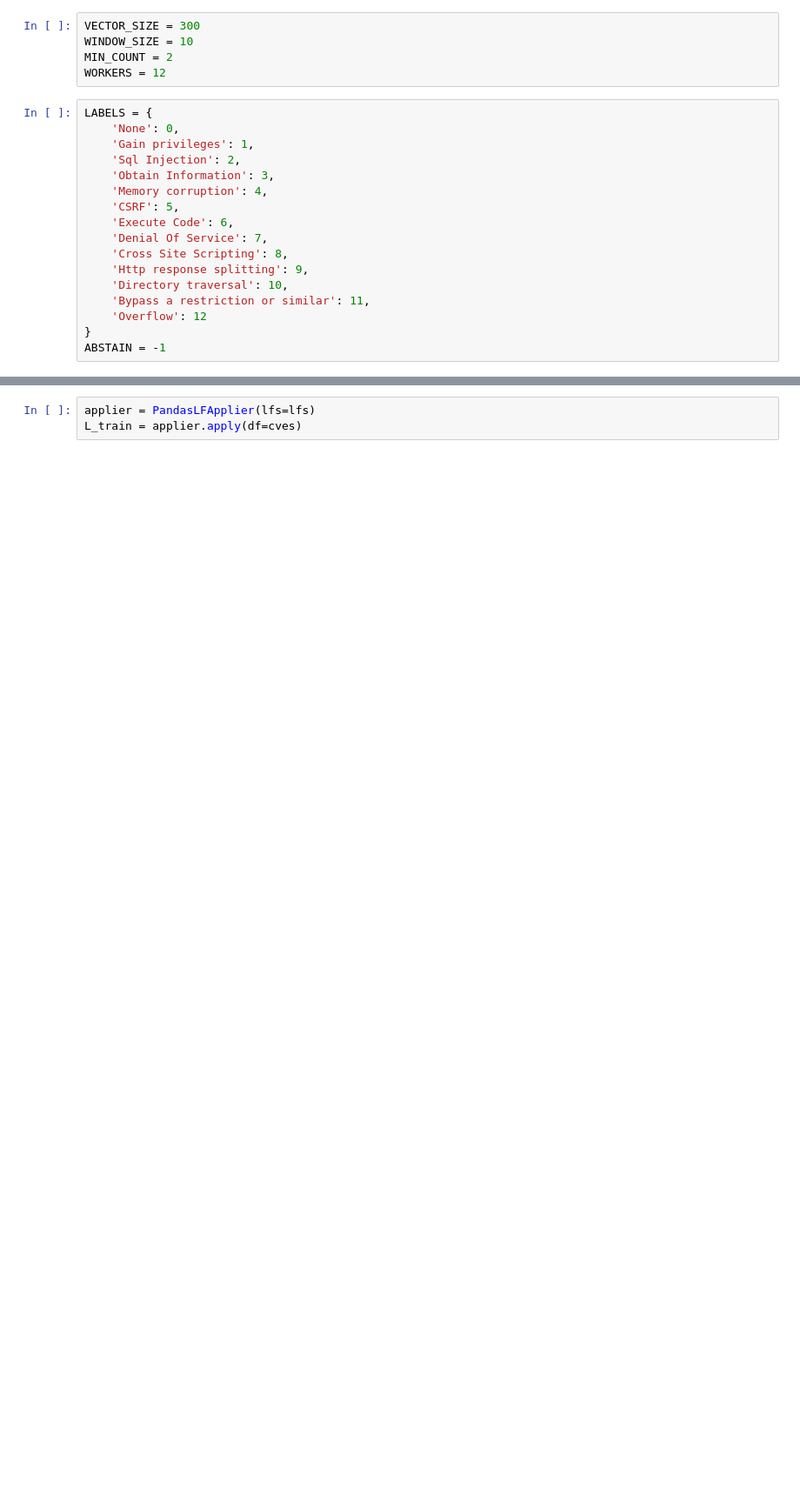
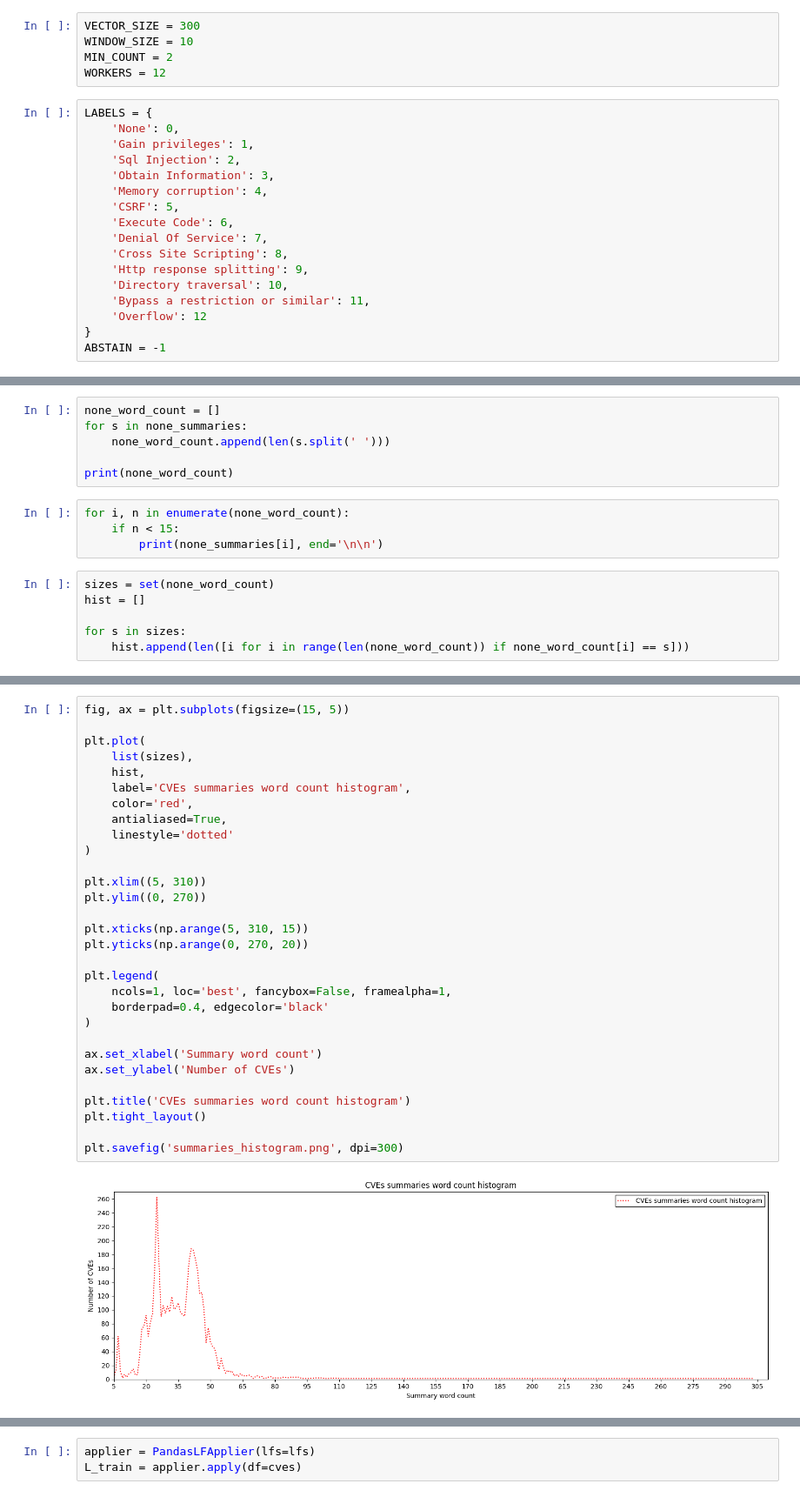
Before and after one commit to davidlpgomes/snorkel-tests, a Jupyter notebook: Snorkel.ipynb, the cells around one changed output, grey strips where cells are left out. Shown at 87% size. Drawn from its saved outputs; the diff is of its cells as text; blank space fills up the shorter version.

```diff
--- a/Snorkel.ipynb
+++ b/Snorkel.ipynb
@@ -87,0 +190,16 @@ print_most_used_words_in_cves_by_label('Overflow', 10)
+# %%
+none_word_count = []
+for s in none_summaries:
+    none_word_count.append(len(s.split(' ')))
+
+print(none_word_count)
+# %%
+for i, n in enumerate(none_word_count):
+    if n < 15:
+        print(none_summaries[i], end='\n\n')
+# %%
+sizes = set(none_word_count)
+hist = []
+
+for s in sizes:
+    hist.append(len([i for i in range(len(none_word_count)) if none_word_count[i] == s]))
@@ -87,0 +212,32 @@ print_most_used_words_in_cves_by_label('Overflow', 10)
+# %%
+fig, ax = plt.subplots(figsize=(15, 5))
+
+plt.plot(
+    list(sizes),
+    hist,
+    label='CVEs summaries word count histogram',
+    color='red',
+    antialiased=True,
+    linestyle='dotted'
+)
+
+plt.xlim((5, 310))
+plt.ylim((0, 270))
+
+plt.xticks(np.arange(5, 310, 15))
+plt.yticks(np.arange(0, 270, 20))
+
+plt.legend(
+    ncols=1, loc='best', fancybox=False, framealpha=1,
+    borderpad=0.4, edgecolor='black'
+)
+
+ax.set_xlabel('Summary word count')
+ax.set_ylabel('Number of CVEs')
+
+plt.title('CVEs summaries word count histogram')
+plt.tight_layout()
+
+plt.savefig('summaries_histogram.png', dpi=300)
+# %% [output]
+[figure, added]
```
Also changed, not shown: parts of 29 cells of this notebook, 2 other files.
